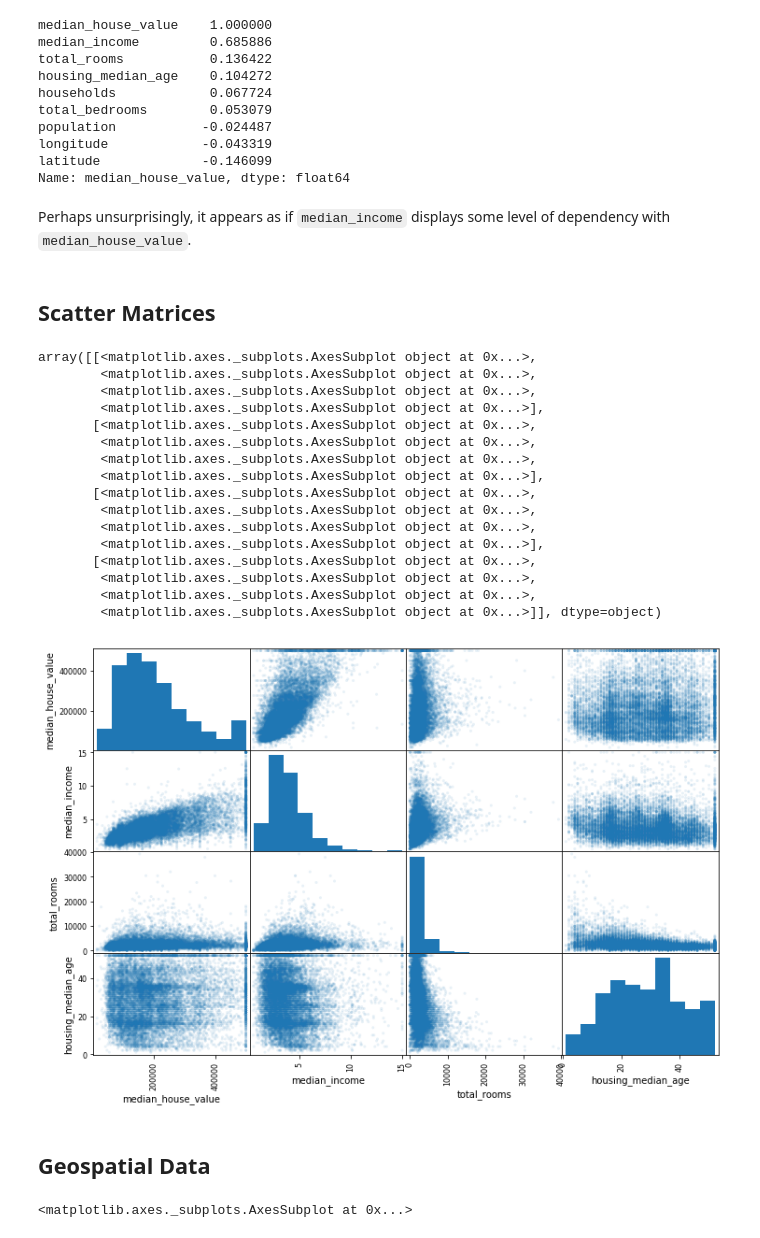
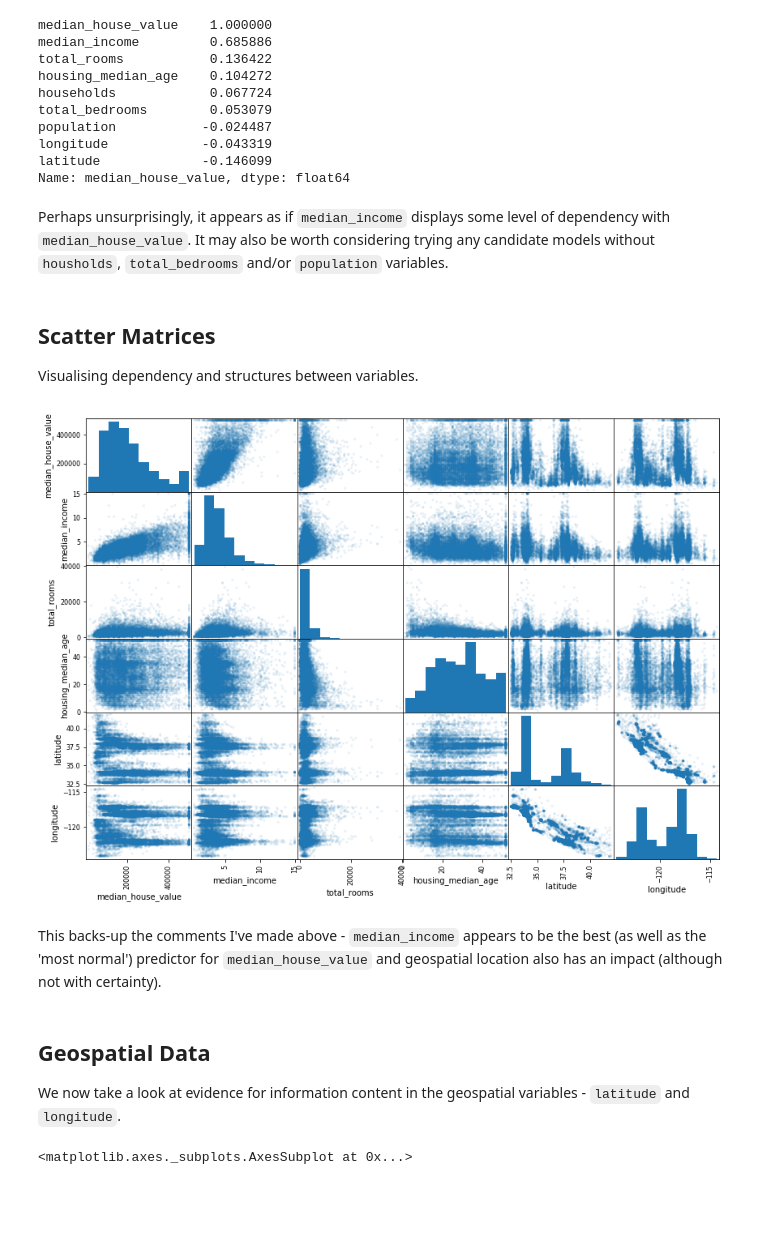
Before and after one commit to IronistM/ml-project-workflow, a Jupyter notebook: Data Exploration.ipynb, the cells around one changed output. Drawn from its saved outputs; the diff is of its cells as text; code cells hidden in the pictures; blank space fills up the shorter version.

Commit message:
Some editing after a good proof-read

```diff
--- a/Data Exploration.ipynb
+++ b/Data Exploration.ipynb
@@ -7,7 +7,7 @@ import numpy as np
 import pandas as pd
 import matplotlib.pyplot as plt
 
-data = pd.read_csv('data/housing_train.csv')
+train_data = pd.read_csv('data/housing_train.csv')
 # %% [markdown]
 ## Data Quality
 Looking specifically for missing data.
@@ -94,36 +101,27 @@ longitude            -0.043319
 latitude             -0.146099
 Name: median_house_value, dtype: float64
 # %% [markdown]
-Perhaps unsurprisingly, it appears as if `median_income` displays some level of dependency with `median_house_value`.
+Perhaps unsurprisingly, it appears as if `median_income` displays some level of dependency with `median_house_value`. It may also be worth considering trying any candidate models without `housholds`, `total_bedrooms` and/or `population` variables.
 # %% [markdown]
 ## Scatter Matrices
+Visualising dependency and structures between variables.
 # %%
 scatter_variables = [
     'median_house_value',
     'median_income',
     'total_rooms',
-    'housing_median_age']
+    'housing_median_age',
+    'latitude',
+    'longitude'
+]
 
-pd.plotting.scatter_matrix(
-    data[scatter_variables], figsize=(12, 8), alpha=0.1)
+splot = pd.plotting.scatter_matrix(
+    train_data[scatter_variables], figsize=(14, 10), alpha=0.1)
 # %% [output]
-array([[<matplotlib.axes._subplots.AxesSubplot object at 0x...>,
-        <matplotlib.axes._subplots.AxesSubplot object at 0x...>,
-        <matplotlib.axes._subplots.AxesSubplot object at 0x...>,
-        <matplotlib.axes._subplots.AxesSubplot object at 0x...>],
-       [<matplotlib.axes._subplots.AxesSubplot object at 0x...>,
-        <matplotlib.axes._subplots.AxesSubplot object at 0x...>,
-        <matplotlib.axes._subplots.AxesSubplot object at 0x...>,
-        <matplotlib.axes._subplots.AxesSubplot object at 0x...>],
-       [<matplotlib.axes._subplots.AxesSubplot object at 0x...>,
-        <matplotlib.axes._subplots.AxesSubplot object at 0x...>,
-        <matplotlib.axes._subplots.AxesSubplot object at 0x...>,
-        <matplotlib.axes._subplots.AxesSubplot object at 0x...>],
-       [<matplotlib.axes._subplots.AxesSubplot object at 0x...>,
-        <matplotlib.axes._subplots.AxesSubplot object at 0x...>,
-        <matplotlib.axes._subplots.AxesSubplot object at 0x...>,
-        <matplotlib.axes._subplots.AxesSubplot object at 0x...>]], dtype=object)
-[figure, old version]
+[figure, new version]
-# %% [markdown]
-## Geospatial Data
+# %% [markdown]
+This backs-up the comments I've made above - `median_income` appears to be the best (as well as the 'most normal') predictor for `median_house_value` and geospatial location also has an impact (although not with certainty).
+# %% [markdown]
+## Geospatial Data
+We now take a look at evidence for information content in the geospatial variables - `latitude` and `longitude`.
 # %%
```
Also changed, not shown: parts of 22 cells of this notebook, 3 other files.
